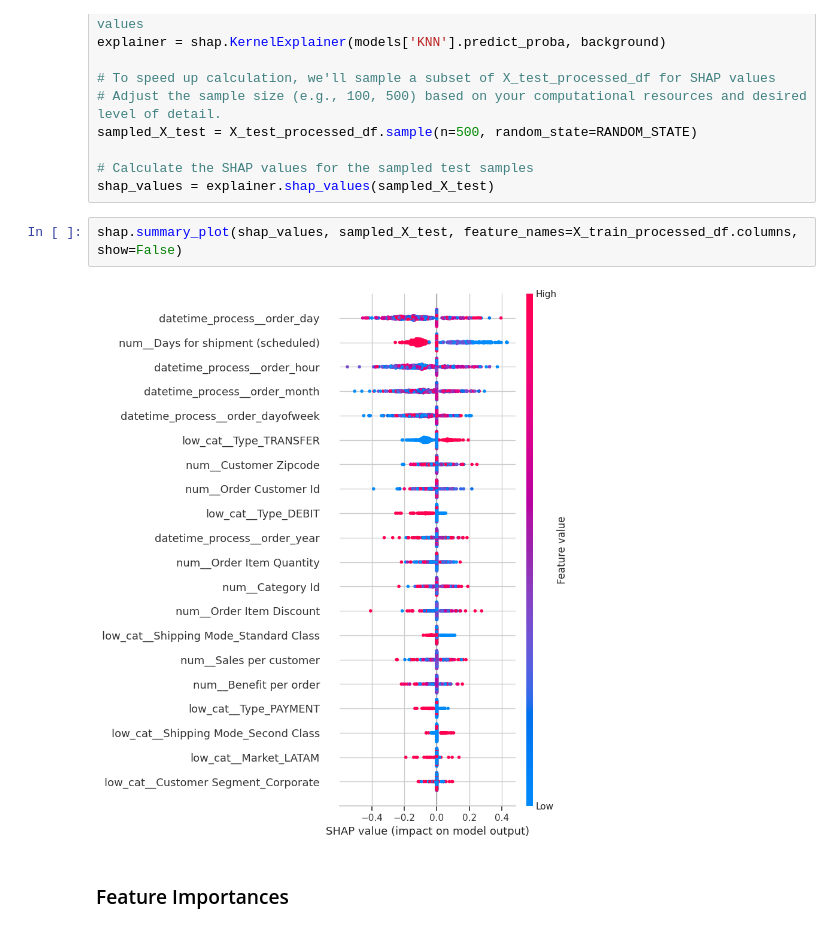
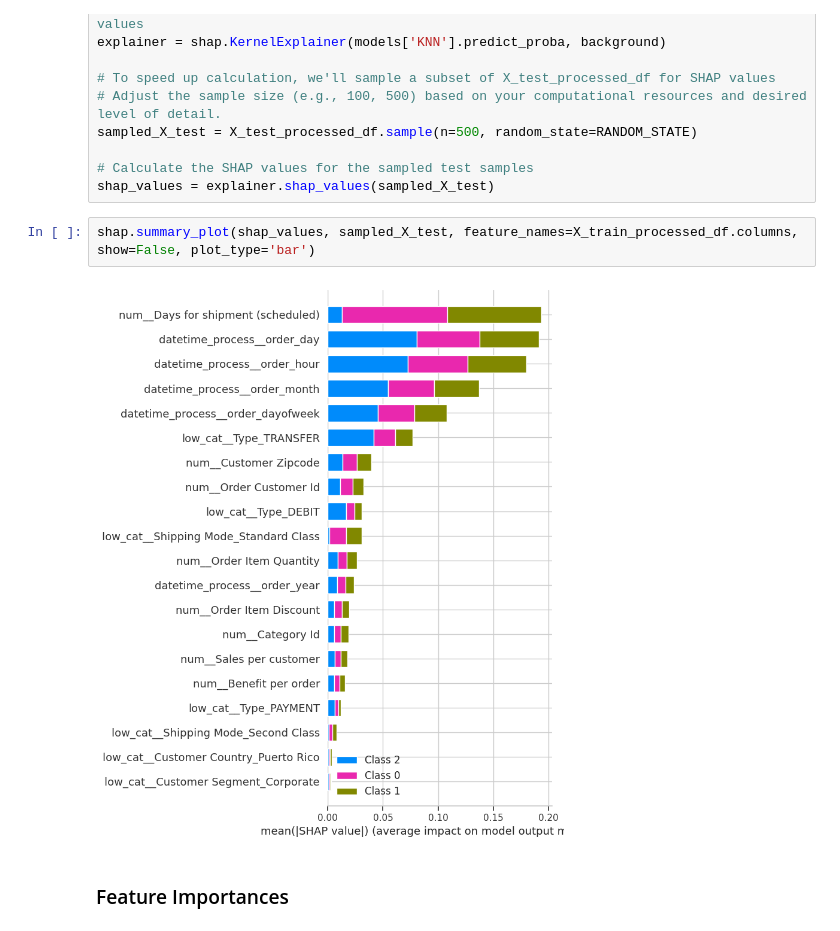
Before and after one commit to tnralakus/stockout_prediction, a Jupyter notebook: stockout_prediction.ipynb, the cells around one changed output. Drawn from its saved outputs; the diff is of its cells as text.

```diff
--- a/stockout_prediction.ipynb
+++ b/stockout_prediction.ipynb
@@ -1750,9 +1776,9 @@ sampled_X_test = X_test_processed_df.sample(n=500, random_state=RANDOM_STATE)
 # Calculate the SHAP values for the sampled test samples
 shap_values = explainer.shap_values(sampled_X_test)
 # %%
-shap.summary_plot(shap_values, sampled_X_test, feature_names=X_train_processed_df.columns, show=False)
+shap.summary_plot(shap_values, sampled_X_test, feature_names=X_train_processed_df.columns, show=False, plot_type='bar')
 # %% [output]
-[figure, old version]
+[figure, new version]
 # %% [markdown]
 ### Feature Importances
 # %%
```
Also changed, not shown: parts of 35 cells of this notebook.
